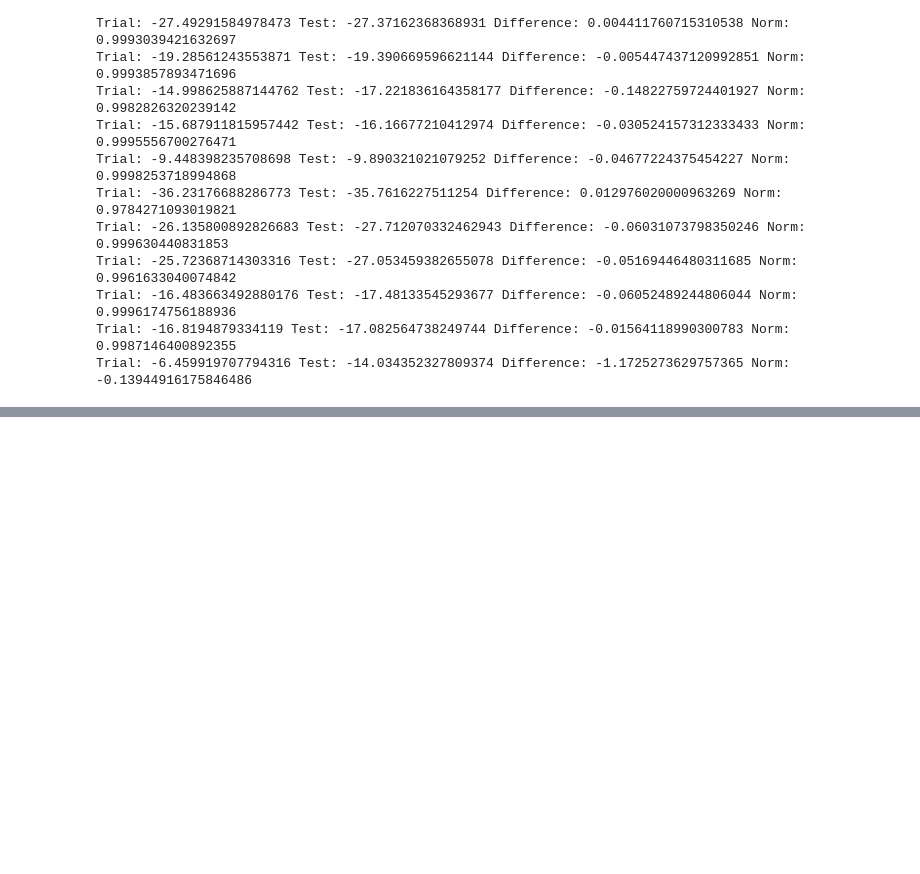
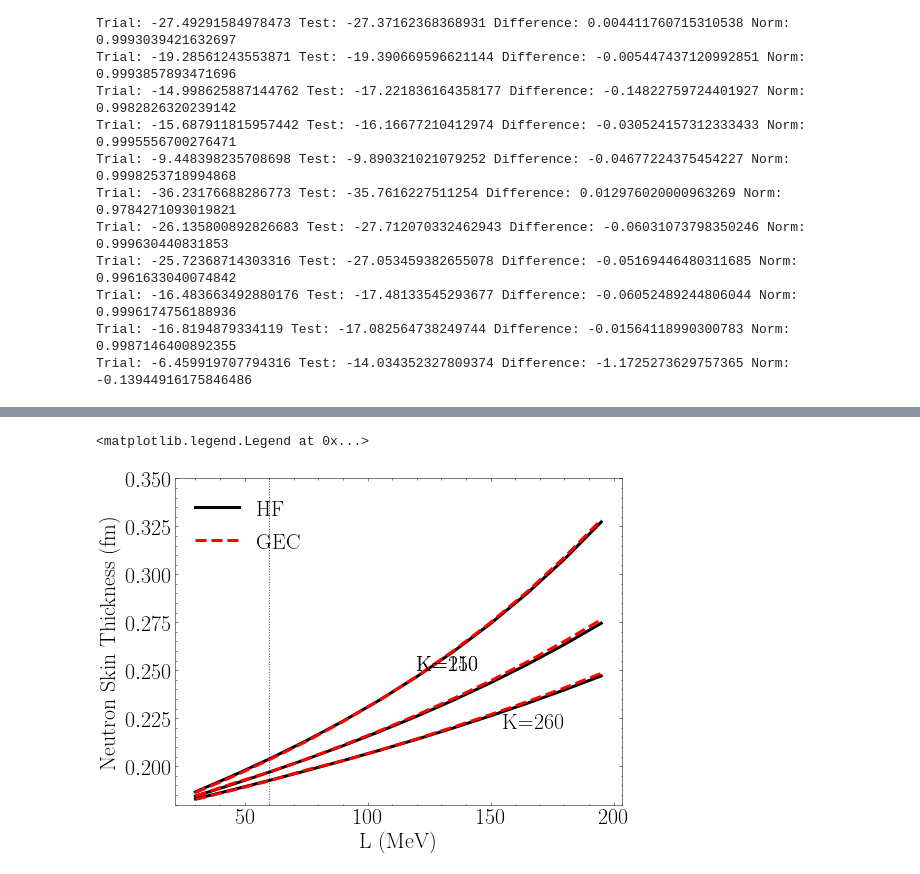
Before and after one commit to ascsn/nuclear-dimensionality-reduction-book, a Jupyter notebook: EC/GalerkinEC_Extrapolation.ipynb, the cells around one changed output, grey strips where cells are left out. Saved outputs shown, nothing was run; the diff lists cells and outputs as text; code cells hidden in the pictures; blank space fills up the shorter version.

```diff
--- a/EC/GalerkinEC_Extrapolation.ipynb
+++ b/EC/GalerkinEC_Extrapolation.ipynb
@@ -1057,0 +1175,67 @@ ax.legend()
+# %%
+fig = plt.figure(figsize=(8, 6))
+ax = plt.axes()
+Ls=[]
+td=[]
+gd=[]
+#print(tradii)
+for i in range(samples//3):
+    #Ls.append(nm_sampleparams[i+500]["LASS"])
+    Ls.append(3*i*(210 - 30)/samples + 30.0)
+    td.append(tradii[i][0]-tradii[i][1])
+    gd.append(gradii[i][0]-gradii[i][1])
+    #gEs.append(guesssp[i][0])
+ax.plot(Ls,td,linestyle='-',color='black',label="HF",linewidth=3)
+ax.plot(Ls,gd,linestyle='--',color='red',label="GEC",linewidth=3)
+print("K=160 HF")
+print("L Skin")
+for i in range(len(Ls)):
+    print(Ls[i], td[i])
+print("K=160 GEC")
+print("L Skin")
+for i in range(len(Ls)):
+    print(Ls[i], gd[i])
+td=[]
+gd=[]
+#print(tradii)
+for i in range(samples//3,2*samples//3):
+    #Ls.append(nm_sampleparams[i+500]["LASS"])
+    td.append(tradii[i][0]-tradii[i][1])
+    gd.append(gradii[i][0]-gradii[i][1])
+ax.plot(Ls,td,linestyle='-',color='black',linewidth=3)
+ax.plot(Ls,gd,linestyle='--',color='red',linewidth=3)
+print("K=210 HF")
+print("L Skin")
+for i in range(len(Ls)):
+    print(Ls[i], td[i])
+print("K=210 GEC")
+print("L Skin")
+for i in range(len(Ls)):
+    print(Ls[i], gd[i])
+td=[]
+gd=[]
+for i in range(2*samples//3,3*samples//3):
+    #Ls.append(nm_sampleparams[i+500]["LASS"])
+    td.append(tradii[i][0]-tradii[i][1])
+    gd.append(gradii[i][0]-gradii[i][1])
+ax.plot(Ls,td,linestyle='-',color='black',linewidth=3)
+ax.plot(Ls,gd,linestyle='--',color='red',linewidth=3)
+ax.text(120,0.25,"K=150", fontsize=22)
+ax.text(120,0.25,"K=210", fontsize=22)
+ax.text(155,0.22,"K=260", fontsize=22)
+print("K=260 HF")
+print("L Skin")
+for i in range(len(Ls)):
+    print(Ls[i], td[i])
+print("K=260 GEC")
+print("L Skin")
+for i in range(len(Ls)):
+    print(Ls[i], gd[i])
+#ax.plot(Ls,gEs,linestyle='--',color='red')
+#ax.vlines(60,-39,-36)
+ax.set_ylim(0.18,0.35)
+ax.set_ylabel("Neutron Skin Thickness (fm)")
+ax.set_xlabel("L (MeV)")
+ax.vlines(60,-1,36,linestyle=':')
+ax.legend()
+# %% [output]
@@ -1057,0 +1259,2 @@ ax.legend()
+<matplotlib.legend.Legend at 0x...>
+[figure, added]
```
Also changed, not shown: parts of 8 cells of this notebook, 2 other files.
